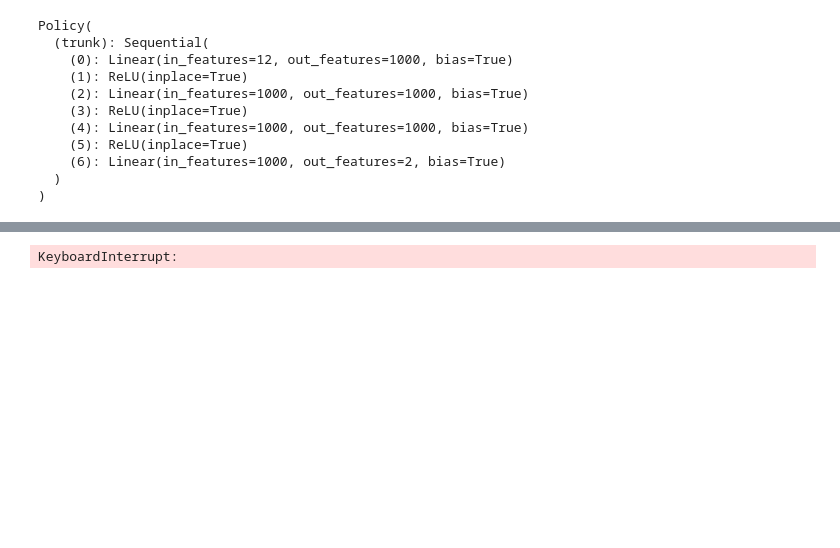
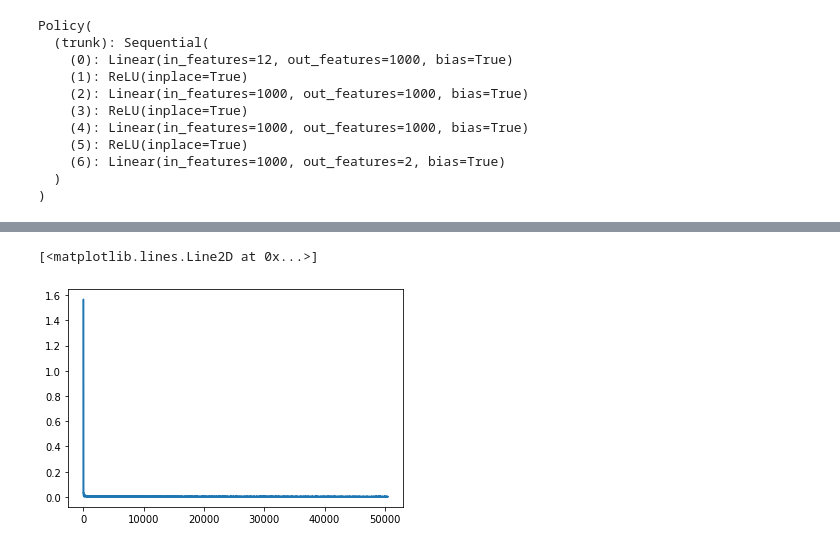
Before and after one commit to andipeng/counterfactual-adaptation, a Jupyter notebook: toycomplex_gcbc.ipynb, the cells around one changed output, grey strips where cells are left out. Cells and saved outputs as stored; diff of their text form; code cells hidden in the pictures; blank space fills up the shorter version.

```diff
--- a/toycomplex_gcbc.ipynb
+++ b/toycomplex_gcbc.ipynb
@@ -241,7 +241,7 @@ Policy(
   )
 )
 # %%
-num_epochs = 5000
+num_epochs = 500
 batch_size = 50
 
 criterion = nn.MSELoss()
@@ -305,4 +305,5 @@ plt.plot(losses)
-KeyboardInterrupt:
+[<matplotlib.lines.Line2D at 0x...>]
+[figure, added]
 # %%
 plt.xlim(-10, 10)
 plt.ylim(-10, 10)
```
Also changed, not shown: parts of 5 cells of this notebook.
